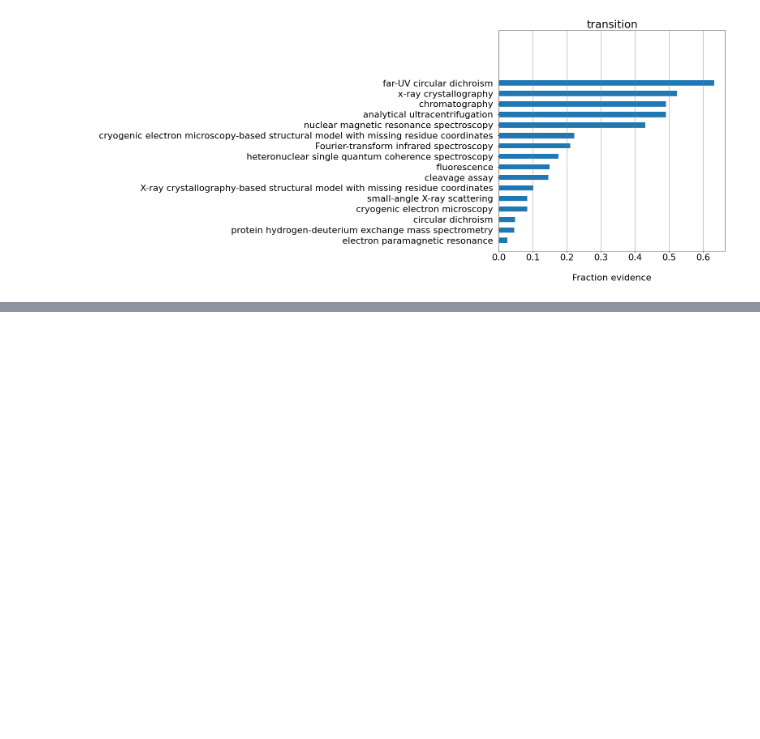
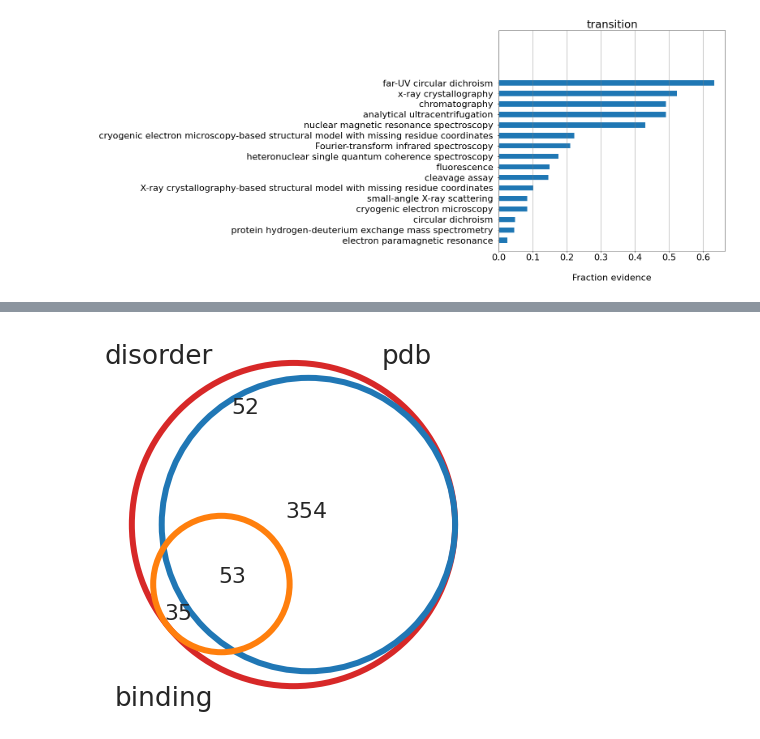
Before and after one commit to BioComputingUP/caid2-reference, a Jupyter notebook: src/references_stats.ipynb, the cells around one changed output, grey strips where cells are left out. Saved outputs shown, nothing was run; the diff lists cells and outputs as text; code cells hidden in the pictures; blank space fills up the shorter version.

```diff
--- a/src/references_stats.ipynb
+++ b/src/references_stats.ipynb
@@ -8,7 +8,9 @@ import matplotlib.patches as mpatches
 plt.rcParams.update({'font.size': 22, 'grid.linestyle': '-', 'grid.color': 'gray' })
 # %%
 dataset_raw_file = "../data/output/dataset_raw.tsv"
+datase_file = "../data/output/dataset.tsv"
 references_dir = "../data/output/references"
+ncbi_tax_file = "../data/new_taxdump/rankedlineage.dmp"
 
 # Output
 fig_dir = "../data/output"
@@ -208,0 +303,3 @@ for challenge, df_g in df_ec.groupby('challenge'):
+# %%
+df = pd.read_csv(datase_file, sep="\t")
+df
@@ -209,3 +320,26 @@ for challenge, df_g in df_ec.groupby('challenge'):
+# %%
+from matplotlib_venn import venn3, venn3_circles
+
+colors = ['#D72828', '#2077B5', '#FF7F0D']
+labels = ['disorder', 'pdb', 'binding']
+sets = [set(df.loc[df[label].notnull(), 'disprot_id']) for label in labels]
+
+plt.figure(figsize=(7, 7))
+v = venn3(subsets=sets, set_labels=labels, alpha=.0)
+
+for text, i in zip(v.set_labels, [(1, 1), (1, 1.1), (1.8, 1.2)]):
+    x, y = text.get_position()
+    # print(text, x, y)
+    text.set_position((x * i[0], y * i[1]))
+
+circles = venn3_circles(subsets=sets)
+for color, circle in zip(colors, circles):
+    circle.set_edgecolor(color)
+    circle.set_linewidth(6)
+
+plt.savefig("{}/stat_venn.png".format(fig_dir), dpi=300, bbox_inches='tight')
+# %% [output]
+[figure, added]
 # %%
 # TODO
 # statistics of fully disordered proteins
```
Also changed, not shown: parts of 13 cells of this notebook, 1 other file.
